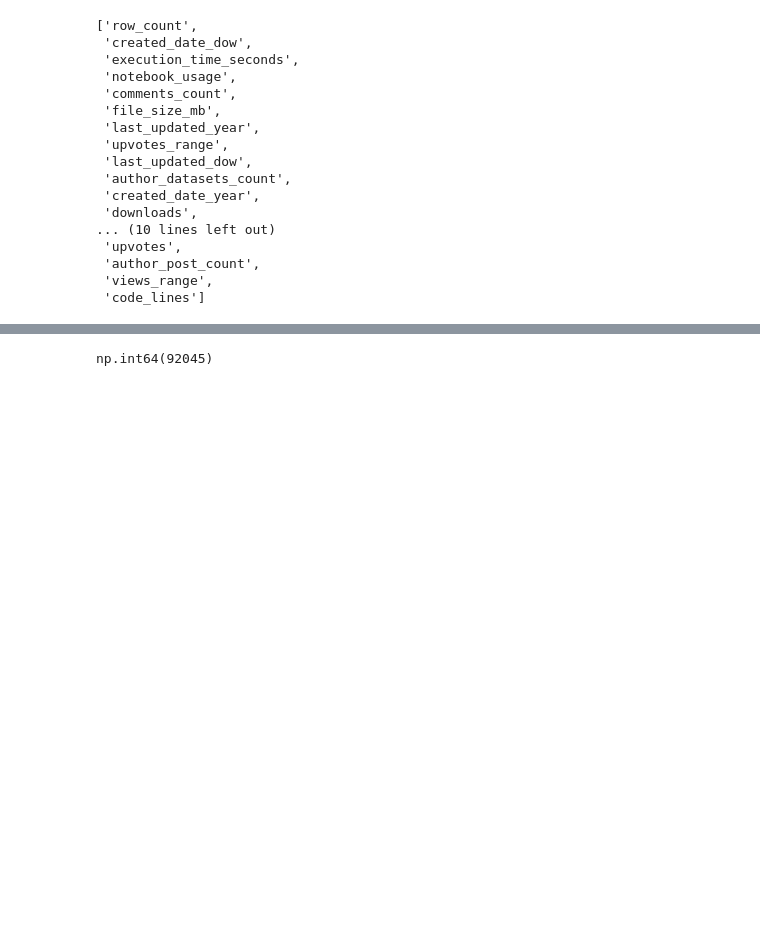
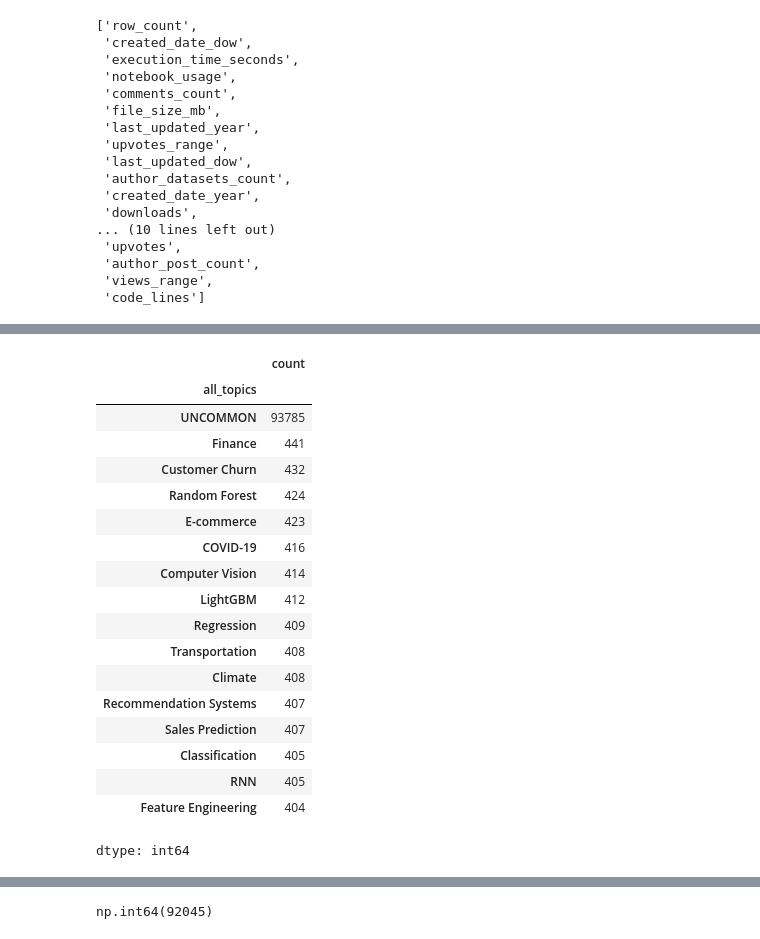
Before and after one commit to Deveshrai02/EDA_Feature_Engineering_Learning, a Jupyter notebook: Kaggle_Dataset_EDA_and_Prediction.ipynb, the cells around one changed output, grey strips where cells are left out. Drawn from its saved outputs; the diff is of its cells as text; code cells hidden in the pictures; blank space fills up the shorter version.

```diff
--- a/Kaggle_Dataset_EDA_and_Prediction.ipynb
+++ b/Kaggle_Dataset_EDA_and_Prediction.ipynb
@@ -1237,0 +1258,3 @@ log_cols
+# %%
+for col in cat_cols:
+    print(col , df[col].nunique())
@@ -1242,5 +1277,7 @@ ordinal_cols = ['author_tier']
 author_tier_order = ['Novice', 'Contributor', 'Expert', 'Master', 'Grandmaster']
 
 # Define one-hot encoded columns (all other categorical columns not handled by ordinal encoder)
-onehot_norm_cols = [col for col in cat_cols if col not in ordinal_cols and df[col].nunique()<60]
-onehot_high_cols = [col for col in cat_cols if col not in ordinal_cols and df[col].nunique()>60]
+onehot_norm_cols = [col for col in cat_cols if col not in ordinal_cols and df[col].nunique()<=10]
+onehot_high_cols = [col for col in cat_cols if col not in ordinal_cols and df[col].nunique()>10]
+
+len(onehot_norm_cols) , len(onehot_high_cols)
@@ -1264,0 +1290,37 @@ preprocessor = ColumnTransformer(
+# %%
+def keep_top_k_categories(X_series, k, fill_value="UNCOMMON"):
+    # Get top-k categories from TRAIN only
+    top_k = X_series.value_counts().head(k).index
+
+    # Replace everything else
+    X_mapped = X_series.where(X_series.isin(top_k), fill_value)
+
+    return X_mapped
+# %%
+for col in onehot_high_cols:
+    X[col] = keep_top_k_categories(
+        X[col],
+        k=15
+    )
+# %%
+X['all_topics'].value_counts()
+# %% [output]
+|  | count |
+| all_topics |  |
+| UNCOMMON | 93785 |
+| Finance | 441 |
+| Customer Churn | 432 |
+| Random Forest | 424 |
+| E-commerce | 423 |
+| COVID-19 | 416 |
+| Computer Vision | 414 |
+| LightGBM | 412 |
+| Regression | 409 |
+| Transportation | 408 |
+| Climate | 408 |
+| Recommendation Systems | 407 |
+| Sales Prediction | 407 |
+| Classification | 405 |
+| RNN | 405 |
+| Feature Engineering | 404 |
+dtype: int64
```
Also changed, not shown: parts of 39 cells of this notebook.
